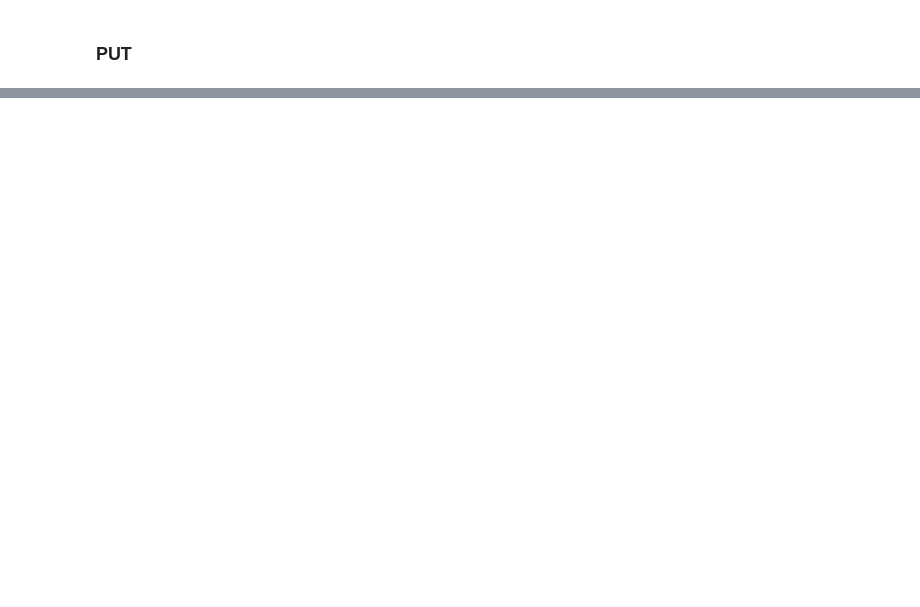
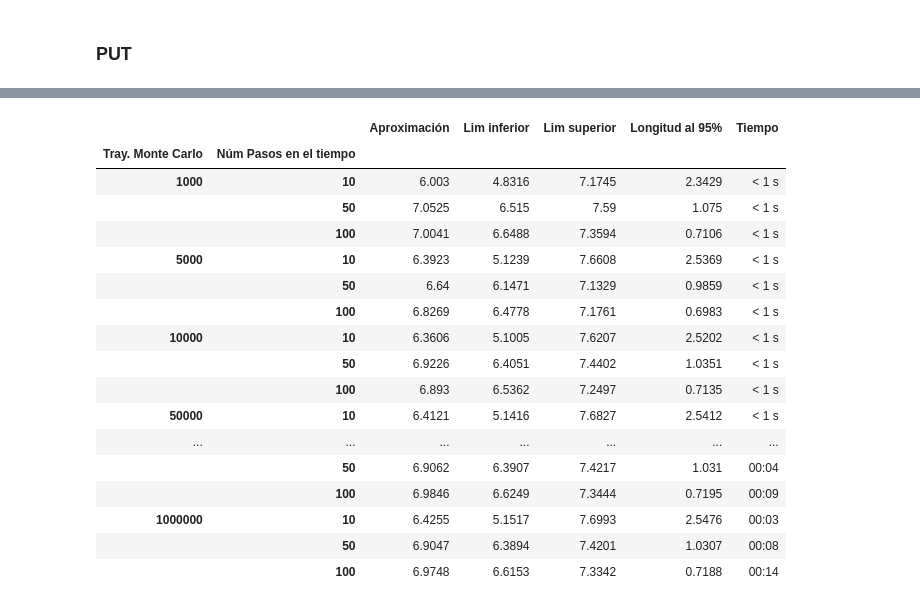
Before and after one commit to GerardoRVL97/TAREA_10_G_VAZQUEZ_C, a Jupyter notebook: TAREA_10_G_RUIZ_VAZQUEZ_C.ipynb, the cells around one changed output, grey strips where cells are left out. Saved outputs shown, nothing was run; the diff lists cells and outputs as text; code cells hidden in the pictures; blank space fills up the shorter version.

```diff
--- a/TAREA_10_G_RUIZ_VAZQUEZ_C.ipynb
+++ b/TAREA_10_G_RUIZ_VAZQUEZ_C.ipynb
@@ -336,0 +364,4 @@ TrapPut
+# %%
+NbTraj = np.array([1000,5000,10000,50000,100000,500000,1000000])
+M3 = list(map(lambda N_tra:list(map(lambda N_ste:Riemann_approach(K,r,S0,N_tra,N_ste,sigma,T,"call"),NbStep)),NbTraj))
+M3
@@ -336,0 +386,41 @@ TrapPut
+# %%
+Aprox_r_c = [M3[i][j][0] for i in range(7) for j in range(3)]
+Linf_r_c = [M3[i][j][1] for i in range(7) for j in range(3)]
+Lsup_r_c = [M3[i][j][2] for i in range(7) for j in range(3)]
+L95_r_c = [M3[i][j][3] for i in range(7) for j in range(3)]
+T1me_r_c = [M3[i][j][4] for i in range(7) for j in range(3)]
+# %%
+index = [('1000', 10), ('1000', 50), ('1000', 100),
+         ('5000', 10), ('5000', 50), ('5000', 100),
+         ('10000', 10), ('10000', 50), ('10000', 100),
+         ('50000', 10), ('50000', 50), ('50000', 100),
+         ('100000', 10), ('100000', 50), ('100000', 100),
+         ('500000', 10), ('500000', 50), ('500000', 100),
+         ('1000000', 10), ('1000000', 50), ('1000000', 100)]
+index = pd.MultiIndex.from_tuples(index, names=('Tray. Monte Carlo', 'Núm Pasos en el tiempo'))
+R_C = pd.DataFrame({'Aproximación':Aprox_r_c,
+                     'Lim inferior':Linf_r_c,
+                     'Lim superior':Lsup_r_c,
+                     'Longitud al 95%':L95_r_c,
+                     'Tiempo':T1me_r_c}, index= index)
+pd.set_option("display.max_rows",None)
+R_C
+# %% [output]
+|  |  | Aproximación | Lim inferior | Lim superior | Longitud al 95% | Tiempo |
+| Tray. Monte Carlo | Núm Pasos en el tiempo |  |  |  |  |  |
+| 1000 | 10 | 6.003 | 4.8316 | 7.1745 | 2.3429 | < 1 s |
+|  | 50 | 7.0525 | 6.515 | 7.59 | 1.075 | < 1 s |
+|  | 100 | 7.0041 | 6.6488 | 7.3594 | 0.7106 | < 1 s |
+| 5000 | 10 | 6.3923 | 5.1239 | 7.6608 | 2.5369 | < 1 s |
+|  | 50 | 6.64 | 6.1471 | 7.1329 | 0.9859 | < 1 s |
+|  | 100 | 6.8269 | 6.4778 | 7.1761 | 0.6983 | < 1 s |
+| 10000 | 10 | 6.3606 | 5.1005 | 7.6207 | 2.5202 | < 1 s |
+|  | 50 | 6.9226 | 6.4051 | 7.4402 | 1.0351 | < 1 s |
+|  | 100 | 6.893 | 6.5362 | 7.2497 | 0.7135 | < 1 s |
+| 50000 | 10 | 6.4121 | 5.1416 | 7.6827 | 2.5412 | < 1 s |
+| ... | ... | ... | ... | ... | ... | ... |
+|  | 50 | 6.9062 | 6.3907 | 7.4217 | 1.031 | 00:04 |
+|  | 100 | 6.9846 | 6.6249 | 7.3444 | 0.7195 | 00:09 |
+| 1000000 | 10 | 6.4255 | 5.1517 | 7.6993 | 2.5476 | 00:03 |
+|  | 50 | 6.9047 | 6.3894 | 7.4201 | 1.0307 | 00:08 |
+|  | 100 | 6.9748 | 6.6153 | 7.3342 | 0.7188 | 00:14 |
```
Also changed, not shown: parts of 17 cells of this notebook.
